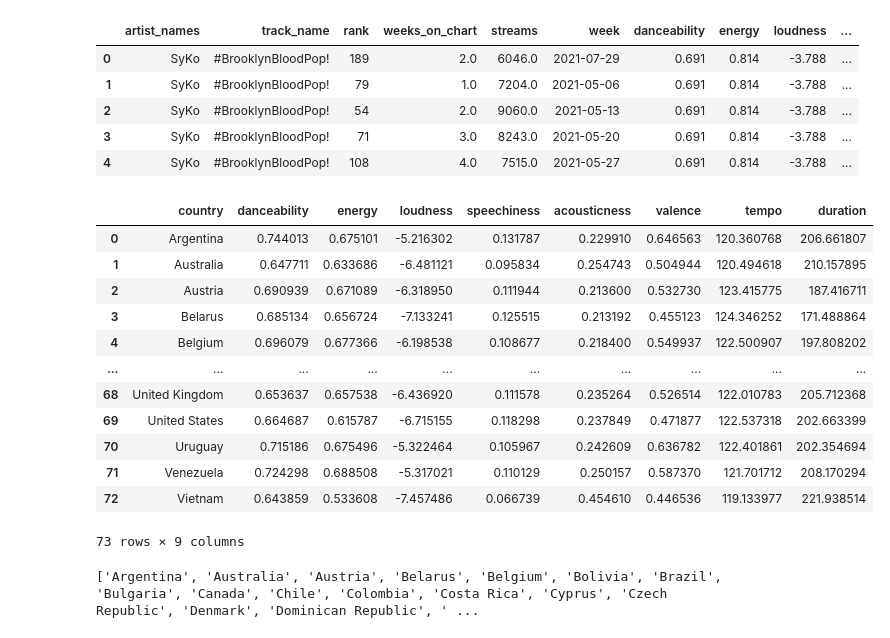
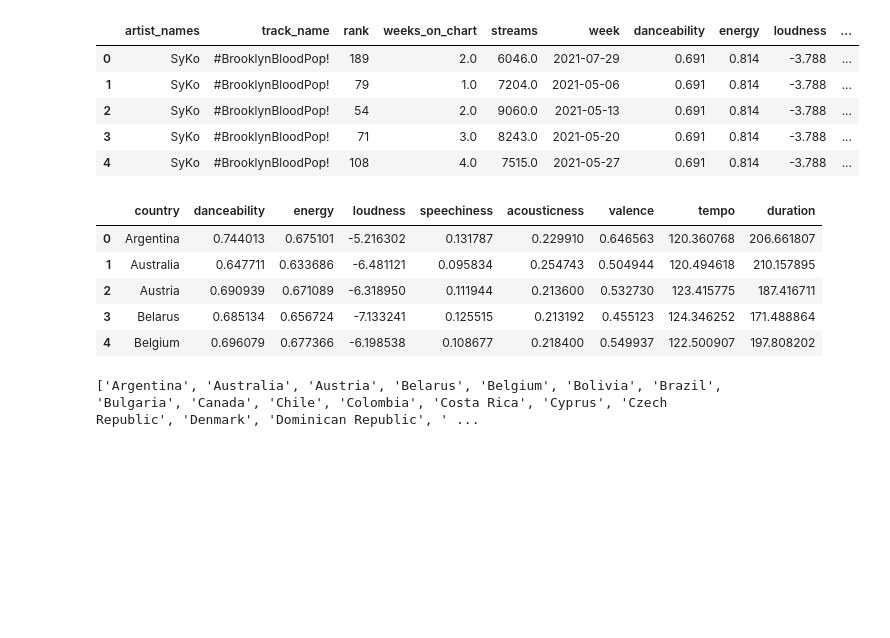
Before and after one commit to cmbutler83/SongAttributesVSPopularity, a Jupyter notebook: Df_creation_for_tables.ipynb, the cells around one changed output. Saved outputs shown, nothing was run; the diff lists cells and outputs as text; code cells hidden in the pictures; blank space fills up the shorter version.

```diff
--- a/Df_creation_for_tables.ipynb
+++ b/Df_creation_for_tables.ipynb
@@ -18,21 +18,14 @@ countries_data = music_df.groupby(music_df['country'])['danceability', 'energy',
 # %%
 countries_attrib_df = pd.DataFrame(countries_data).sort_values(['country'])
 countries_attrib_df = countries_attrib_df.reset_index()
-countries_attrib_df
+countries_attrib_df.head(5)
 # %% [output]
 |  | country | danceability | energy | loudness | speechiness | acousticness | valence | tempo | duration |
 | 0 | Argentina | 0.744013 | 0.675101 | -5.216302 | 0.131787 | 0.229910 | 0.646563 | 120.360768 | 206.661807 |
 | 1 | Australia | 0.647711 | 0.633686 | -6.481121 | 0.095834 | 0.254743 | 0.504944 | 120.494618 | 210.157895 |
 | 2 | Austria | 0.690939 | 0.671089 | -6.318950 | 0.111944 | 0.213600 | 0.532730 | 123.415775 | 187.416711 |
 | 3 | Belarus | 0.685134 | 0.656724 | -7.133241 | 0.125515 | 0.213192 | 0.455123 | 124.346252 | 171.488864 |
 | 4 | Belgium | 0.696079 | 0.677366 | -6.198538 | 0.108677 | 0.218400 | 0.549937 | 122.500907 | 197.808202 |
-| ... | ... | ... | ... | ... | ... | ... | ... | ... | ... |
-| 68 | United Kingdom | 0.653637 | 0.657538 | -6.436920 | 0.111578 | 0.235264 | 0.526514 | 122.010783 | 205.712368 |
-| 69 | United States | 0.664687 | 0.615787 | -6.715155 | 0.118298 | 0.237849 | 0.471877 | 122.537318 | 202.663399 |
-| 70 | Uruguay | 0.715186 | 0.675496 | -5.322464 | 0.105967 | 0.242609 | 0.636782 | 122.401861 | 202.354694 |
-| 71 | Venezuela | 0.724298 | 0.688508 | -5.317021 | 0.110129 | 0.250157 | 0.587370 | 121.701712 | 208.170294 |
-| 72 | Vietnam | 0.643859 | 0.533608 | -7.457486 | 0.066739 | 0.454610 | 0.446536 | 119.133977 | 221.938514 |
-73 rows × 9 columns
 # %%
 countries = []
 countries = [column for column in countries_attrib_df['country']]
```
Also changed, not shown: parts of 64 cells of this notebook.
